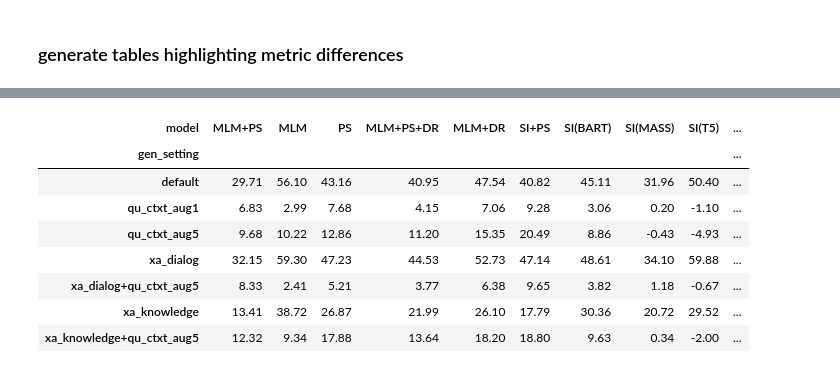
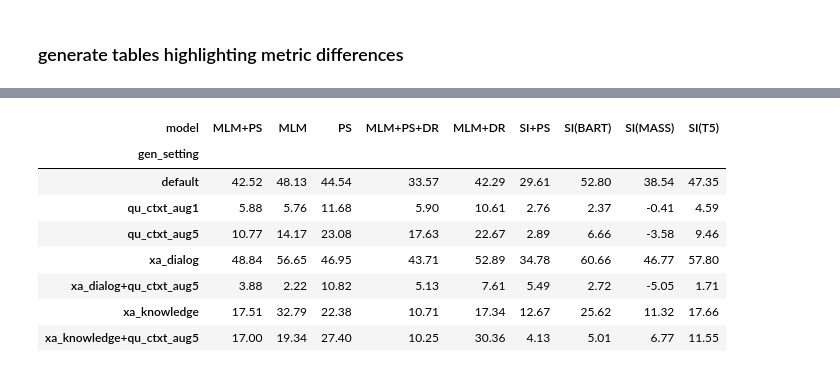
Before and after one commit to ZurichNLP/understanding-ctx-aug, a Jupyter notebook: summarize_results.ipynb, the cells around one changed output, grey strips where cells are left out. Drawn from its saved outputs; the diff is of its cells as text; code cells hidden in the pictures.

```diff
--- a/summarize_results.ipynb
+++ b/summarize_results.ipynb
@@ -52,3 +33,13 @@ print(model_names)
+# %%
+# exp_seeds = [23, 42, 1984]
+# resource_path = Path('resources/models_v2')
+
+exp_seeds = [1, 23]
+resource_path = Path('resources/models')
+
+
+plot_path = Path(f'resources/agg_results/plots')
+plot_path.mkdir(parents=True, exist_ok=True)
 # %% [markdown]
 ### Inspect generated outputs
 # %%
@@ -221,31 +217,10 @@ df.head()
 # %% [markdown]
 ### generate tables highlighting metric differences
 # %%
-baselines_settings = ['default', 'xa_dialog', 'xa_knowledge']
-# print(baselines_settings)
-experiment_settings = [key[1] for key in df.index if key[1] not in baselines_settings]
-# print(experiment_settings)
-
-# agg_ops = {
-# #     'uniq': np.mean,
-# #     'qc_turn_level': [np.mean],
-# #     'qc_sent_level': [np.mean],
-# #     'ppl_mean': [np.mean],
-# # #     'ppl_std': [np.mean, np.std],
-# #     'intra_dist1': [np.mean],
-# # #     'intra_dist2': [np.mean],
-# #     'inter_dist1': [np.mean],
-# # #     'inter_dist2': [np.mean],
-# #     'bleu_t': [np.mean],
-# # #     'rouge1_t': [np.mean, np.std],
-# # #     'meteor_t': [np.mean, np.std],
-# #     'bleu_k': [np.mean],
-# # #     'rouge1_k': [np.mean, np.std],
-# # #     'meteor_k': [np.mean, np.std],
-# #     'bleu_d': [np.mean],
-# #     'rouge1_d': [np.mean, np.std],
-# #     'meteor_d': [np.mean, np.std],
-# }
+baselines_settings = list(set(['default', 'xa_dialog', 'xa_knowledge']))
+print(baselines_settings)
+experiment_settings = list(set([key[2] for key in df.index if key[2] not in baselines_settings]))
+print(experiment_settings)
 
 def calculate_diffs(df, target, baseline):
     df.loc[target][:] = df.loc[target] - df.loc[baseline]
@@ -296,12 +271,15 @@ def style_dataframe(df):
 #     s.format_index(lambda x: index_mapping.get(x), axis=1, na_rep='MISS')
     return s
 
-def aggregate_values_for_target_metric(df, metric='qc_sent_level', agg_opp=np.mean):
+def aggregate_values_for_target_metric(df, agg_ops: Dict = {'qc_sent_level': np.mean}, subset: List = None):
     # aggregate values
-    dfa = df.groupby(INDEX_LEVELS[:-1], as_index=True).agg({metric: agg_opp})
+    print(f'INDEX COLUMNS: {df.index.names}')
+    group_by_cols = ['model', 'gen_setting']
+    print(f'GROUPING BY: {group_by_cols}')
+    dfa = df.groupby(group_by_cols, as_index=True).agg(agg_ops)
 
     # apply sorting
-    dfa = dfa.sort_values(INDEX_LEVELS[:-1], ascending=[1,1])
+    dfa = dfa.sort_values(group_by_cols, ascending=[1]*len(group_by_cols))
 
     # apply filtering on rows (if necessary)
     # dfa = dfa.drop(['xa_dialog', 'xa_knowledge'], level=1, axis=0)
@@ -314,6 +292,8 @@ def aggregate_values_for_target_metric(df, metric='qc_sent_level', agg_opp=np.me
     # dfa = dfa.droplevel(level=0, axis=1) # remove metric index (if necessary)
     # dfa.columns = dfa.columns.droplevel() # remove metric index (if necessary)
 
+    if subset is not None:
+        dfa = dfa[subset]
     # apply filtering on columns (if necessary)
 #     keep_cols = ['MLM+PS', 'MLM-RW', 'MLM-RW(T5)', 'MLM-RW+PS']
 #     drop_cols = [col for col in dfa.columns if col not in keep_cols]
@@ -323,8 +303,10 @@ def aggregate_values_for_target_metric(df, metric='qc_sent_level', agg_opp=np.me
     print('DF columns:', list(dfa.columns))
     all_reordered_cols = ['MLM+PS', 'MLM', 'PS', 'MLM+PS+DR', 'MLM+DR',
                           'SI+PS', 'SI(BART)', 'SI(MASS)', 'SI(T5)',
-                          'roberta_small', 'roberta2roberta_small',
-                          'bart_base', 'bert_base', 'roberta_base', 't5_small'
+#                           'roberta_small_shared', 'roberta_small',
+                          'bart_base', 't5_small', 't5_lm_small',
+#                           'bert_base', 'bert_base_shared',
+#                           'roberta_base', 'roberta_base_shared',
                          ]
     avail_resorted_cols = []
     for col in all_reordered_cols:
@@ -349,7 +331,16 @@ def make_diff_df(df, do_style=True):
         df = style_dataframe(df)
     return df
 
-dfa = aggregate_values_for_target_metric(df)
+agg_ops = {'qc_sent_level': np.mean}
+mini_bart_MLM = ['MLM+PS', 'MLM', 'PS', 'MLM+PS+DR', 'MLM+DR']
+mini_bart = ['SI+PS', 'SI(BART)', 'SI(MASS)', 'SI(T5)',]
+mini_roberta = ['roberta_small_shared', 'roberta_small']
+public = ['bart_base', 'bert_base', 'roberta_base', 'bert_base_shared', 'roberta_base_shared', 't5_small']
+
+print(f'Dataframe has length: {len(df)}')
+dfs = df.iloc[df.index.get_level_values('ft_data_size') == 1.0] # select only those entries which use 100% fine-tuning data
+print(f'Dataframe has length: {len(dfs)}')
+dfa = aggregate_values_for_target_metric(dfs, agg_ops=agg_ops, subset=None)
 dfa = make_diff_df(dfa)
 dfa
 # %% [output]
@@ -358,9 +355,9 @@ Sorting columns to: ['MLM+PS', 'MLM', 'PS', 'MLM+PS+DR', 'MLM+DR', 'SI+PS', 'SI(
-| model | MLM+PS | MLM | PS | MLM+PS+DR | MLM+DR | SI+PS | SI(BART) | SI(MASS) | SI(T5) | ... |
-| gen_setting |  |  |  |  |  |  |  |  |  | ... |
-| default | 29.71 | 56.10 | 43.16 | 40.95 | 47.54 | 40.82 | 45.11 | 31.96 | 50.40 | ... |
-| qu_ctxt_aug1 | 6.83 | 2.99 | 7.68 | 4.15 | 7.06 | 9.28 | 3.06 | 0.20 | -1.10 | ... |
-| qu_ctxt_aug5 | 9.68 | 10.22 | 12.86 | 11.20 | 15.35 | 20.49 | 8.86 | -0.43 | -4.93 | ... |
-| xa_dialog | 32.15 | 59.30 | 47.23 | 44.53 | 52.73 | 47.14 | 48.61 | 34.10 | 59.88 | ... |
-| xa_dialog+qu_ctxt_aug5 | 8.33 | 2.41 | 5.21 | 3.77 | 6.38 | 9.65 | 3.82 | 1.18 | -0.67 | ... |
-| xa_knowledge | 13.41 | 38.72 | 26.87 | 21.99 | 26.10 | 17.79 | 30.36 | 20.72 | 29.52 | ... |
-| xa_knowledge+qu_ctxt_aug5 | 12.32 | 9.34 | 17.88 | 13.64 | 18.20 | 18.80 | 9.63 | 0.34 | -2.00 | ... |
+| model | MLM+PS | MLM | PS | MLM+PS+DR | MLM+DR | SI+PS | SI(BART) | SI(MASS) | SI(T5) |
+| gen_setting |  |  |  |  |  |  |  |  |  |
+| default | 42.52 | 48.13 | 44.54 | 33.57 | 42.29 | 29.61 | 52.80 | 38.54 | 47.35 |
+| qu_ctxt_aug1 | 5.88 | 5.76 | 11.68 | 5.90 | 10.61 | 2.76 | 2.37 | -0.41 | 4.59 |
+| qu_ctxt_aug5 | 10.77 | 14.17 | 23.08 | 17.63 | 22.67 | 2.89 | 6.66 | -3.58 | 9.46 |
+| xa_dialog | 48.84 | 56.65 | 46.95 | 43.71 | 52.89 | 34.78 | 60.66 | 46.77 | 57.80 |
+| xa_dialog+qu_ctxt_aug5 | 3.88 | 2.22 | 10.82 | 5.13 | 7.61 | 5.49 | 2.72 | -5.05 | 1.71 |
+| xa_knowledge | 17.51 | 32.79 | 22.38 | 10.71 | 17.34 | 12.67 | 25.62 | 11.32 | 17.66 |
+| xa_knowledge+qu_ctxt_aug5 | 17.00 | 19.34 | 27.40 | 10.25 | 30.36 | 4.13 | 5.01 | 6.77 | 11.55 |
```
Also changed, not shown: parts of 10 cells of this notebook, 5 other files.
